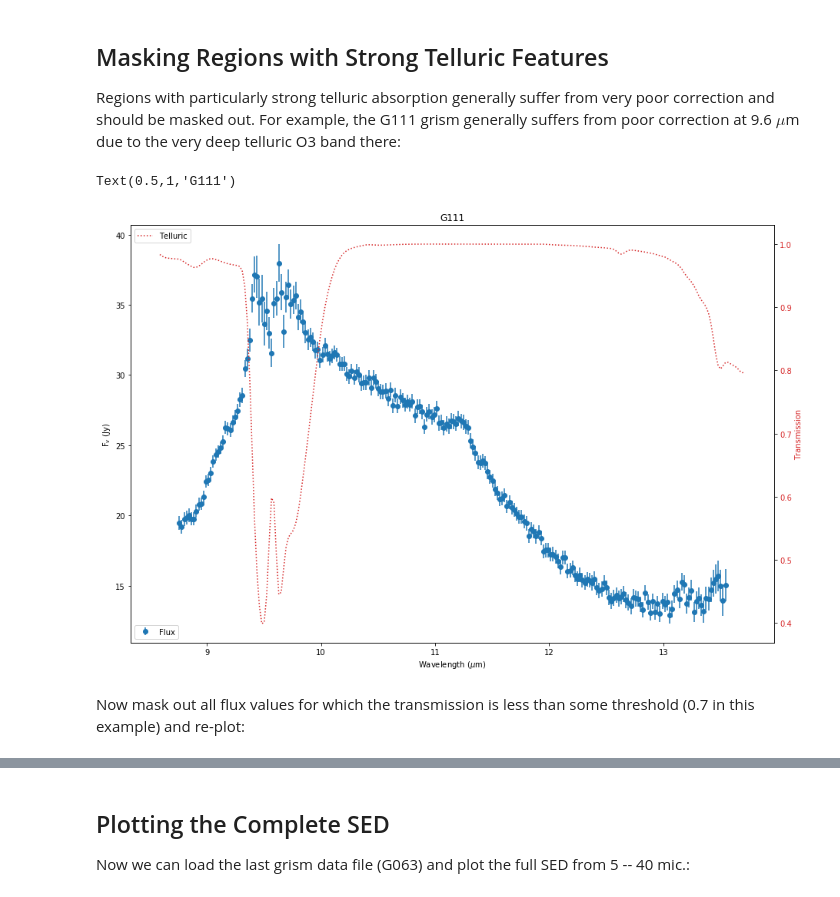
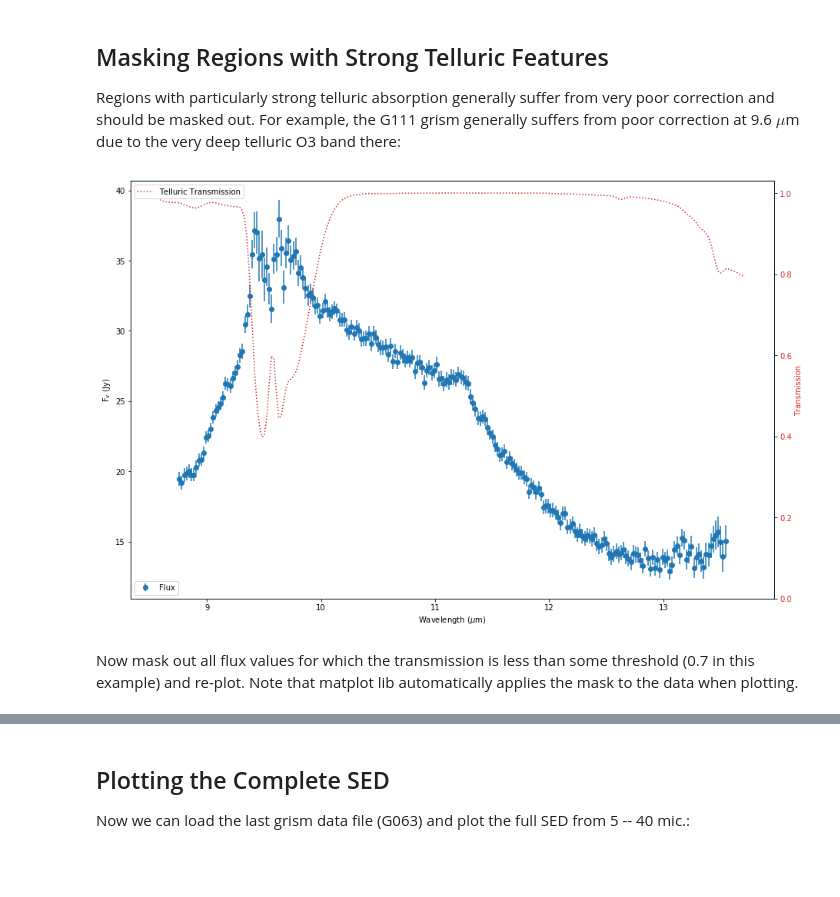
Before and after one commit to SOFIAObservatory/Recipes, a Jupyter notebook: FORCAST-Grism_Inspection.ipynb, the cells around one changed output, grey strips where cells are left out. Drawn from its saved outputs; the diff is of its cells as text; code cells hidden in the pictures; blank space fills up the shorter version.

```diff
--- a/FORCAST-Grism_Inspection.ipynb
+++ b/FORCAST-Grism_Inspection.ipynb
@@ -197,29 +293,13 @@ Due to the strong telluric absorption coupled with relatively low response, the
 ## Masking Regions with Strong Telluric Features
 
 Regions with particularly strong telluric absorption generally suffer from very poor correction and should be masked out.  For example, the G111 grism generally suffers from poor correction at 9.6 $\mu$m due to the very deep telluric O3 band there:
-# %%
-#Read in data for G111 grism using the function we defined earlier:
-g111_fits,g111 = loadFORCASTGrismData('forcast-sample-data/F0434_FO_GRI_0501382_FORG111_CMB_0234-0238.fits')
-
-
-#So now inspect individual grism spectrum, plot flux with errorbars and overplot telluric spectrum
-fig, ax1 = plt.subplots(figsize=(15,10))
-
-ax1.set_xlabel('Wavelength ($\mu$m)')
-ax1.set_ylabel('F$_v$ (Jy)')
-ax1.errorbar(g111['wavelength'],g111['flux'],yerr=g111['error'],fmt='o',label='Flux')
-plt.legend(loc='lower left')
-
-
-color = 'tab:red'
-ax2 = ax1.twinx()  # instantiate a second axes that shares the same x-axis
-ax2.set_ylabel('Transmission', color=color)
-ax2.plot(g111['wavelength'],g111['telluric'], color=color, linestyle=':',label='Telluric')
-ax2.tick_params(axis='y', labelcolor=color)
-plt.legend(loc='upper left')
-plt.title('G111')
-# %% [output]
-Text(0.5,1,'G111')
-[figure, removed]
+# %%
+#Read in data for G111 grism using the function we defined earlier:
+g111_fits,g111 = loadFORCASTGrismData('forcast-sample-data/F0434_FO_GRI_0501382_FORG111_CMB_0234-0238.fits')
+
+#and use our plotting function from earlier to compare flux to telluric transmission:
+compareTelluric(g111)
+# %% [output]
+[figure, added]
 # %% [markdown]
-Now mask out all flux values for which the transmission is less than some threshold (0.7 in this example) and re-plot:
+Now mask out all flux values for which the transmission is less than some threshold (0.7 in this example) and re-plot.  Note that matplot lib automatically applies the mask to the data when plotting.
```
Also changed, not shown: parts of 30 cells of this notebook, 1 other file.
